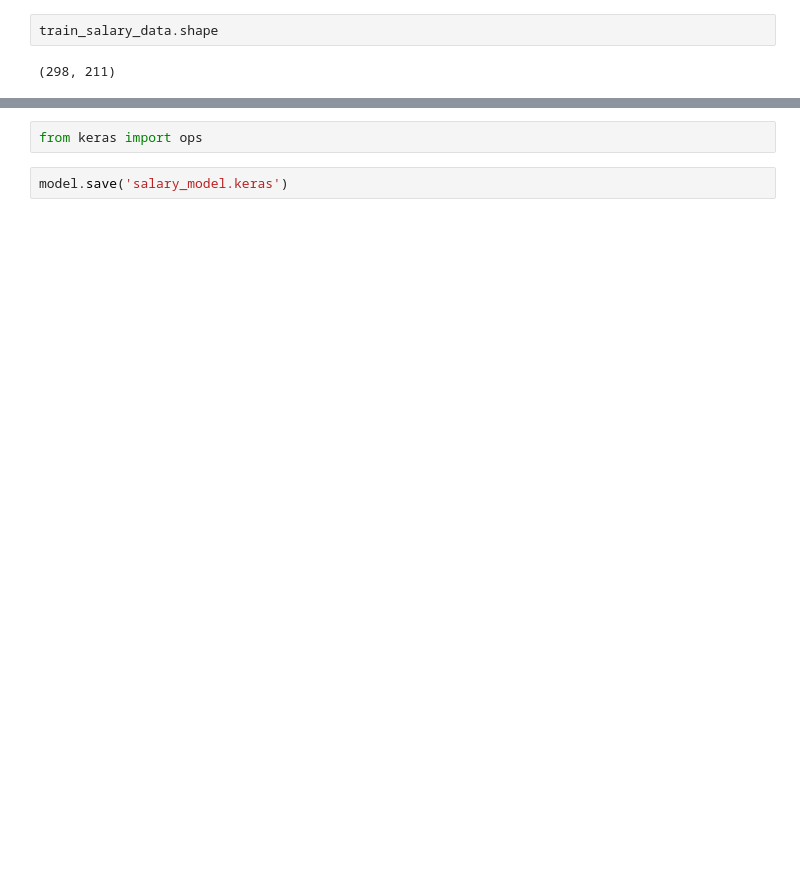
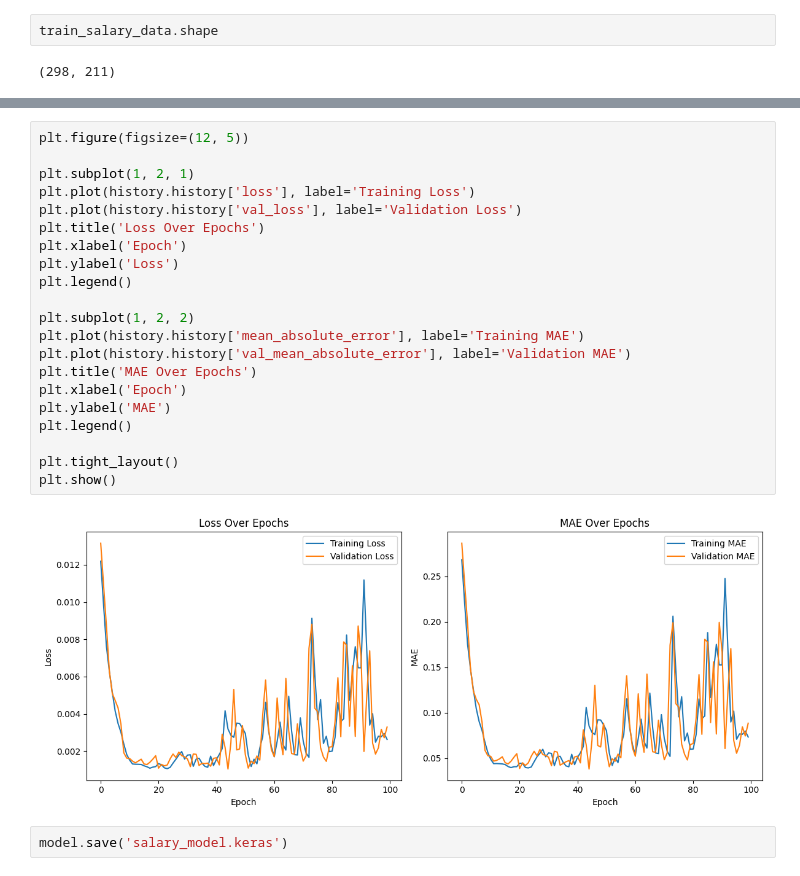
Before and after one commit to fastasturtlee/EDA, a Jupyter notebook: proj.ipynb, the cells around one changed output, grey strips where cells are left out. Cells and saved outputs as stored; diff of their text form; blank space fills up the shorter version.

```diff
--- a/proj.ipynb
+++ b/proj.ipynb
@@ -283,4 +278,25 @@ plt.show()
 # %%
-from keras import ops
+plt.figure(figsize=(12, 5))
+
+plt.subplot(1, 2, 1)
+plt.plot(history.history['loss'], label='Training Loss')
+plt.plot(history.history['val_loss'], label='Validation Loss')
+plt.title('Loss Over Epochs')
+plt.xlabel('Epoch')
+plt.ylabel('Loss')
+plt.legend()
+
+plt.subplot(1, 2, 2)
+plt.plot(history.history['mean_absolute_error'], label='Training MAE')
+plt.plot(history.history['val_mean_absolute_error'], label='Validation MAE')
+plt.title('MAE Over Epochs')
+plt.xlabel('Epoch')
+plt.ylabel('MAE')
+plt.legend()
+
+plt.tight_layout()
+plt.show()
+# %% [output]
+[figure, added]
 # %%
 model.save('salary_model.keras')
```
Also changed, not shown: parts of 27 cells of this notebook, 9 other files.
